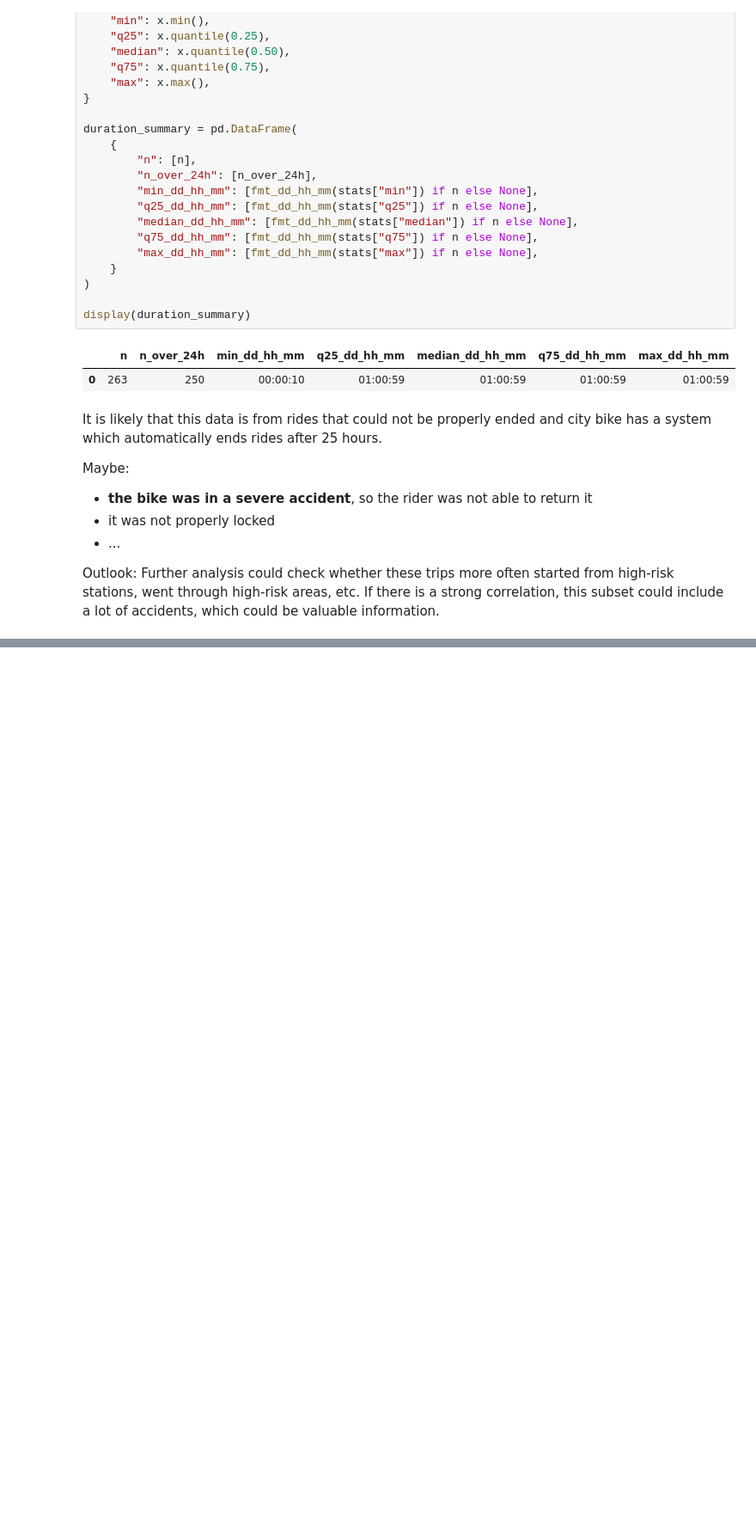
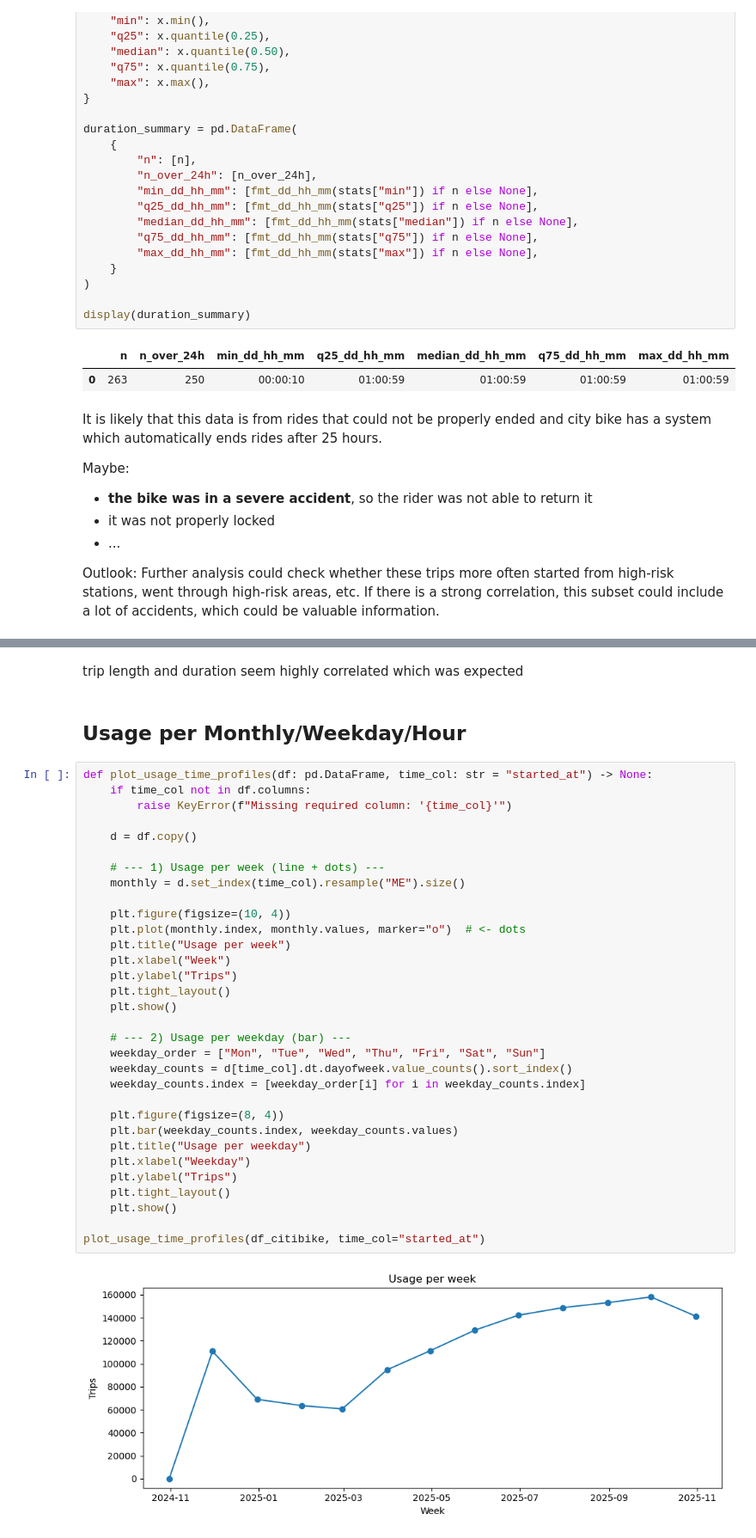
Before and after one commit to Felix-Middeldorf/citibike-nypd-insurance, a Jupyter notebook: notebooks/02_Citi_Bike_EDA.ipynb, the cells around one changed output, grey strips where cells are left out. Shown at 86% size. Saved outputs shown, nothing was run; the diff lists cells and outputs as text; blank space fills up the shorter version.

```diff
--- a/notebooks/02_Citi_Bike_EDA.ipynb
+++ b/notebooks/02_Citi_Bike_EDA.ipynb
@@ -468,0 +612,38 @@ Outlook: Further analysis could check whether these trips more often started fro
+# %% [markdown]
+trip length and duration seem highly correlated which was expected
+# %% [markdown]
+## Usage per Monthly/Weekday/Hour
+# %%
+def plot_usage_time_profiles(df: pd.DataFrame, time_col: str = "started_at") -> None:
+    if time_col not in df.columns:
+        raise KeyError(f"Missing required column: '{time_col}'")
+
+    d = df.copy()
+
+    # --- 1) Usage per week (line + dots) ---
+    monthly = d.set_index(time_col).resample("ME").size()
+
+    plt.figure(figsize=(10, 4))
+    plt.plot(monthly.index, monthly.values, marker="o")  # <- dots
+    plt.title("Usage per week")
+    plt.xlabel("Week")
+    plt.ylabel("Trips")
+    plt.tight_layout()
+    plt.show()
+
+    # --- 2) Usage per weekday (bar) ---
+    weekday_order = ["Mon", "Tue", "Wed", "Thu", "Fri", "Sat", "Sun"]
+    weekday_counts = d[time_col].dt.dayofweek.value_counts().sort_index()
+    weekday_counts.index = [weekday_order[i] for i in weekday_counts.index]
+
+    plt.figure(figsize=(8, 4))
+    plt.bar(weekday_counts.index, weekday_counts.values)
+    plt.title("Usage per weekday")
+    plt.xlabel("Weekday")
+    plt.ylabel("Trips")
+    plt.tight_layout()
+    plt.show()
+
+plot_usage_time_profiles(df_citibike, time_col="started_at")
+# %% [output]
+[figure, added]
```
Also changed, not shown: parts of 19 cells of this notebook.
